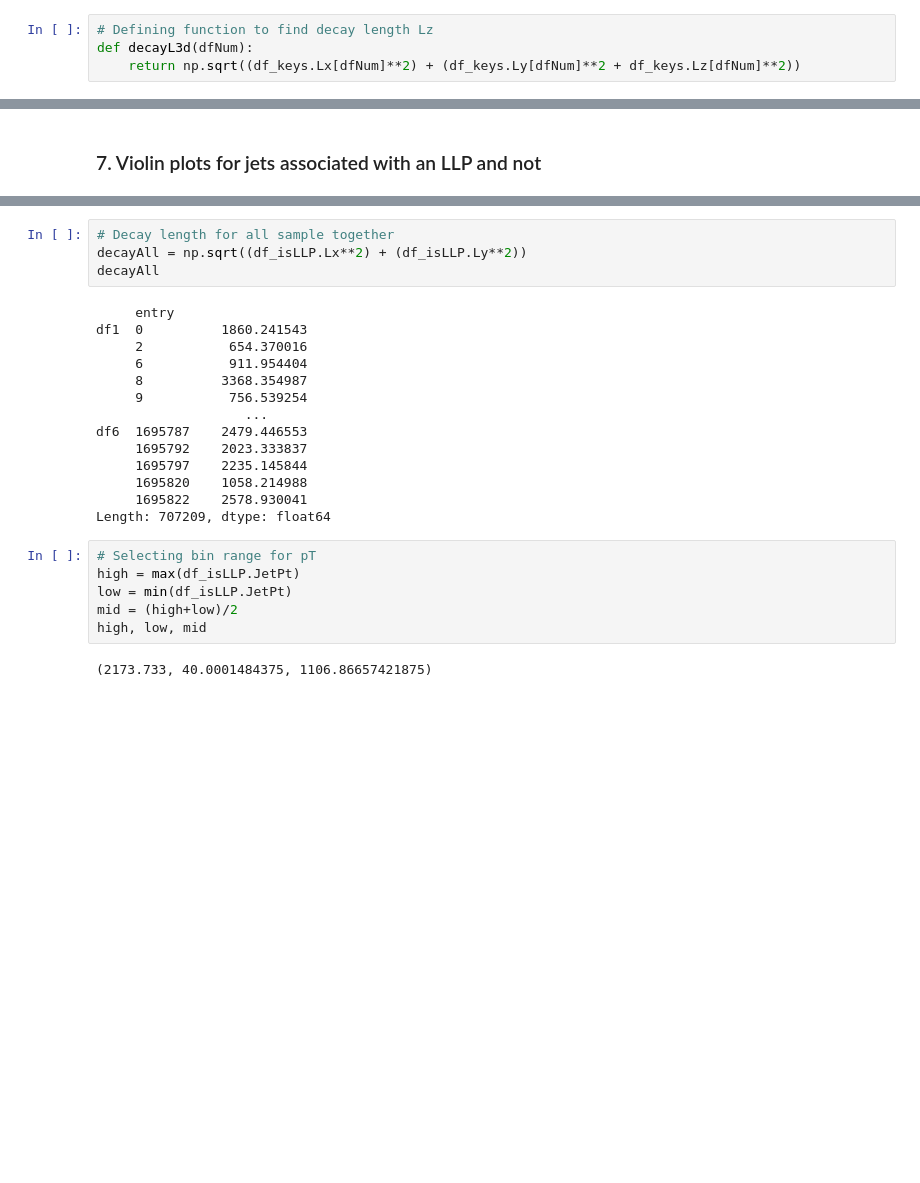
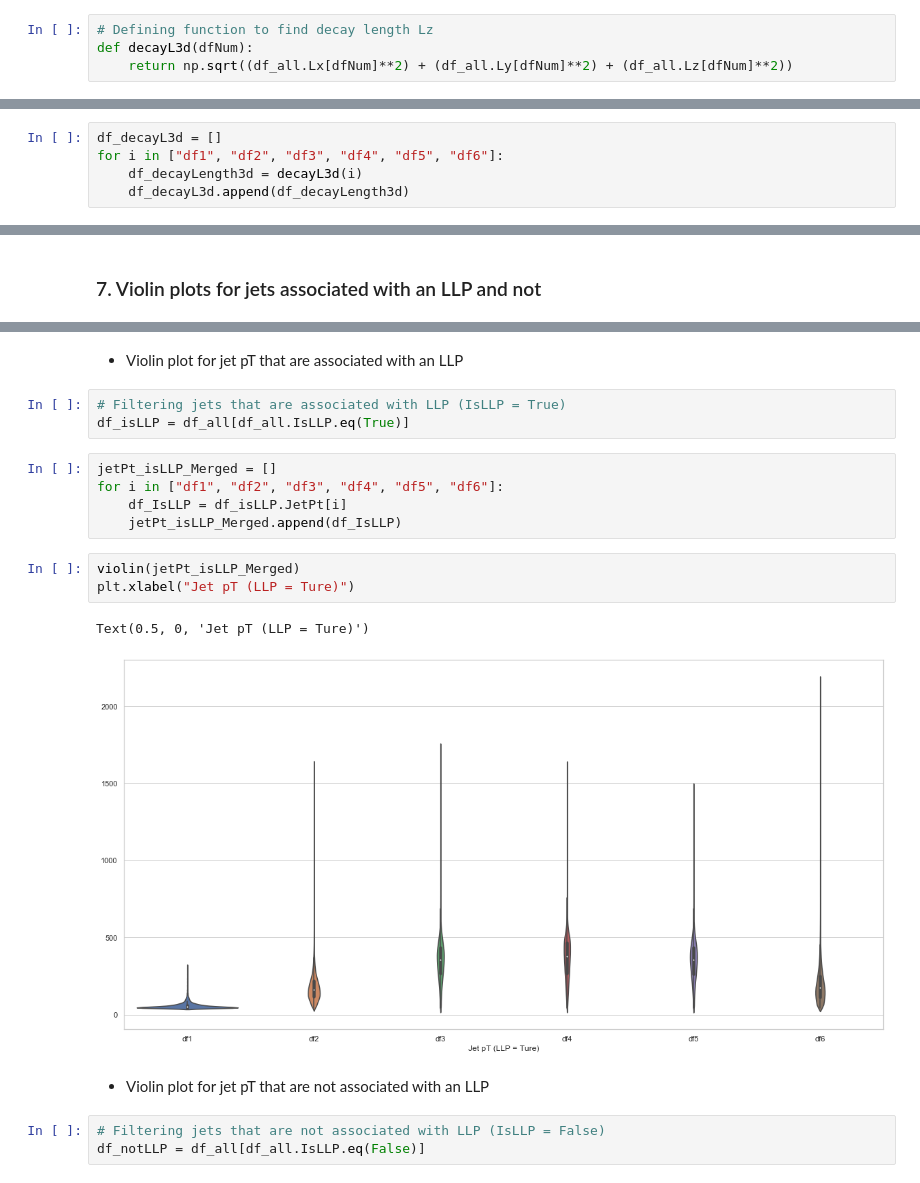
Before and after one commit to 2020-Winter-427/03-long-lived-particle-simulation-data-JinLee21, a Jupyter notebook: Lab 3_Jin Lee.ipynb, the cells around one changed output, grey strips where cells are left out. Drawn from its saved outputs; the diff is of its cells as text; blank space fills up the shorter version.

```diff
--- a/Lab 3_Jin Lee.ipynb
+++ b/Lab 3_Jin Lee.ipynb
@@ -221,4 +215,4 @@ Text(0.5, 0, 'Decay length Lxy')
 # %%
 # Defining function to find decay length Lz
 def decayL3d(dfNum):
-    return np.sqrt((df_keys.Lx[dfNum]**2) + (df_keys.Ly[dfNum]**2 + df_keys.Lz[dfNum]**2))
+    return np.sqrt((df_all.Lx[dfNum]**2) + (df_all.Ly[dfNum]**2) + (df_all.Lz[dfNum]**2))
@@ -240,0 +219,5 @@ Text(0.5, 0, 'Decay length Lz')
+# %%
+df_decayL3d = []
+for i in ["df1", "df2", "df3", "df4", "df5", "df6"]:
+    df_decayLength3d = decayL3d(i)
+    df_decayL3d.append(df_decayLength3d)
@@ -311,26 +232,21 @@ Text(0.5, 0, 'Decay length Lxy (LLP = True)')
-# %%
-# Decay length for all sample together
-decayAll = np.sqrt((df_isLLP.Lx**2) + (df_isLLP.Ly**2))
-decayAll
-# %% [output]
-     entry
-df1  0          1860.241543
-     2           654.370016
-     6           911.954404
-     8          3368.354987
-     9           756.539254
-                   ...
-df6  1695787    2479.446553
-     1695792    2023.333837
-     1695797    2235.145844
-     1695820    1058.214988
-     1695822    2578.930041
-Length: 707209, dtype: float64
-# %%
-# Selecting bin range for pT
-high = max(df_isLLP.JetPt)
-low = min(df_isLLP.JetPt)
-mid = (high+low)/2
-high, low, mid
-# %% [output]
-(2173.733, 40.0001484375, 1106.86657421875)
+# %% [markdown]
+* Violin plot for jet pT that are associated with an LLP
+# %%
+# Filtering jets that are associated with LLP (IsLLP = True)
+df_isLLP = df_all[df_all.IsLLP.eq(True)]
+# %%
+jetPt_isLLP_Merged = []
+for i in ["df1", "df2", "df3", "df4", "df5", "df6"]:
+    df_IsLLP = df_isLLP.JetPt[i]
+    jetPt_isLLP_Merged.append(df_IsLLP)
+# %%
+violin(jetPt_isLLP_Merged)
+plt.xlabel("Jet pT (LLP = Ture)")
+# %% [output]
+Text(0.5, 0, 'Jet pT (LLP = Ture)')
+[figure, added]
+# %% [markdown]
+* Violin plot for jet pT that are not associated with an LLP
+# %%
+# Filtering jets that are not associated with LLP (IsLLP = False)
+df_notLLP = df_all[df_all.IsLLP.eq(False)]
```
Also changed, not shown: parts of 49 cells of this notebook.
